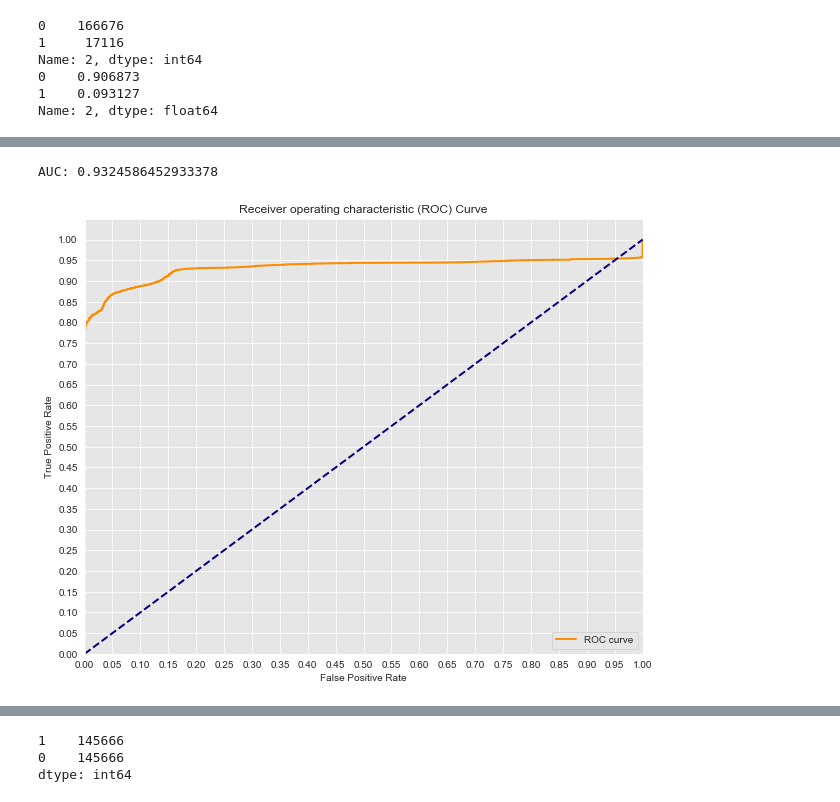
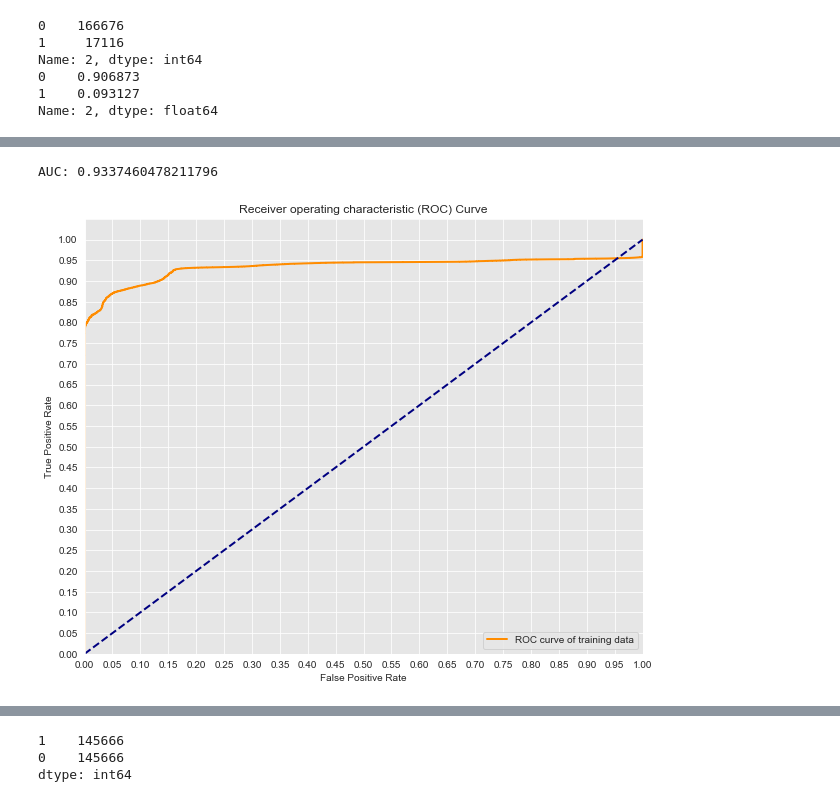
Before and after one commit to aulorbe/Skin-Segmentation-Logit-Regression, a Jupyter notebook: Skin_NoSkin.ipynb, the cells around one changed output, grey strips where cells are left out. Saved outputs shown, nothing was run; the diff lists cells and outputs as text; code cells hidden in the pictures.

```diff
--- a/Skin_NoSkin.ipynb
+++ b/Skin_NoSkin.ipynb
@@ -36,2 +45,3 @@ c = c.sort_index()
 # %%
-c = c.rename(columns = {'74':'B', '85': 'G', '123': 'R', '1': 'Skin or No-Skin'})
+df = df.rename(columns = {'74':'B', '85': 'G', '123': 'R', '1': 'Skin or No-Skin'})
+df.head()
@@ -47,4 +70,4 @@ c.tail()
 # %%
-y = pd.get_dummies(c['Skin or No-Skin']).iloc[:,1].dropna()
+y = pd.get_dummies(df['Skin or No-Skin']).iloc[:,1].dropna()
 # %%
 y = y.astype('int64')
@@ -64,2 +80,3 @@ Name: 2, dtype: int64
 # %%
-X = c.iloc[:,:-1].dropna()
+X = df.iloc[:,:-1].dropna()
+X.head()
@@ -152,39 +281,43 @@ Name: 2, dtype: float64
 # %%
 from sklearn.metrics import roc_curve, auc
 
+# creating ROC curve of our train data
+y_score_train = logreg.fit(X_train, y_train).decision_function(X_train)
 
-# creating ROC curve of initial model
-
-y_score = logreg.fit(X_train, y_train).decision_function(X_test)
-fpr, tpr, thresholds = roc_curve(y_test, y_score)
+# fpr stands for false positive rate, and tpr stands for true positive rate.
+fpr_train, tpr_train, thresholds = roc_curve(y_train, y_score_train)
 # %%
+# Graphing ROC curve of train data
+
 import matplotlib.pyplot as plt
 import seaborn as sns
 
-# plotting ROC curve
 
 #Seaborns Beautiful Styling
 sns.set_style("darkgrid", {"axes.facecolor": ".9"})
 
-print('AUC: {}'.format(auc(fpr, tpr)))
+# printing AUC info
+print('AUC: {}'.format(auc(fpr_train, tpr_train)))
 
+# plotting the tpr and fpr
 plt.figure(figsize=(10,8))
 lw = 2
-plt.plot(fpr, tpr, color='darkorange',
-         lw=lw, label='ROC curve')
+plt.plot(fpr_train, tpr_train, color='darkorange',
+         lw=lw, label='ROC curve of training data')
 
+# aesthetics
 plt.plot([0, 1], [0, 1], color='navy', lw=lw, linestyle='--')
 plt.xlim([0.0, 1.0])
 plt.ylim([0.0, 1.05])
 plt.yticks([i/20.0 for i in range(21)])
 plt.xticks([i/20.0 for i in range(21)])
 plt.xlabel('False Positive Rate')
 plt.ylabel('True Positive Rate')
 plt.title('Receiver operating characteristic (ROC) Curve')
 plt.legend(loc="lower right")
 plt.show()
 
-# AUC is 93
+# AUC is 934
 # %% [output]
-AUC: 0.9324586452933378
+AUC: 0.9337460478211796
-[figure, old version]
+[figure, new version]
```
Also changed, not shown: parts of 63 cells of this notebook.
